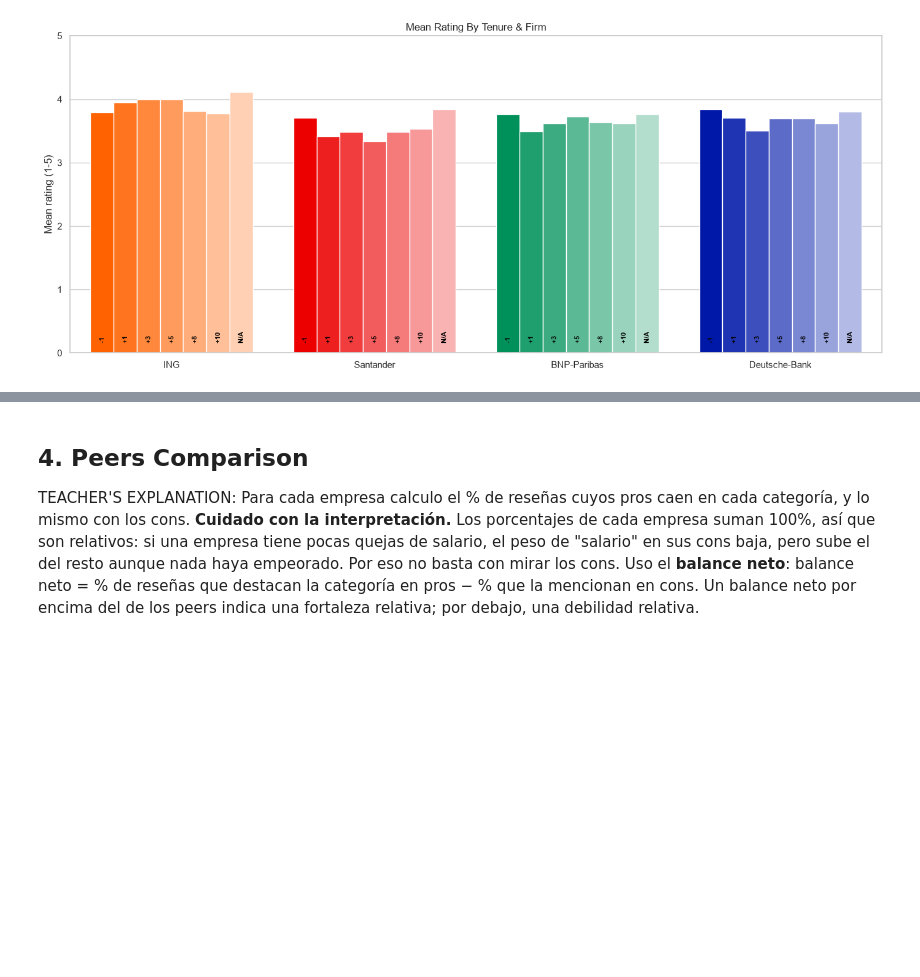
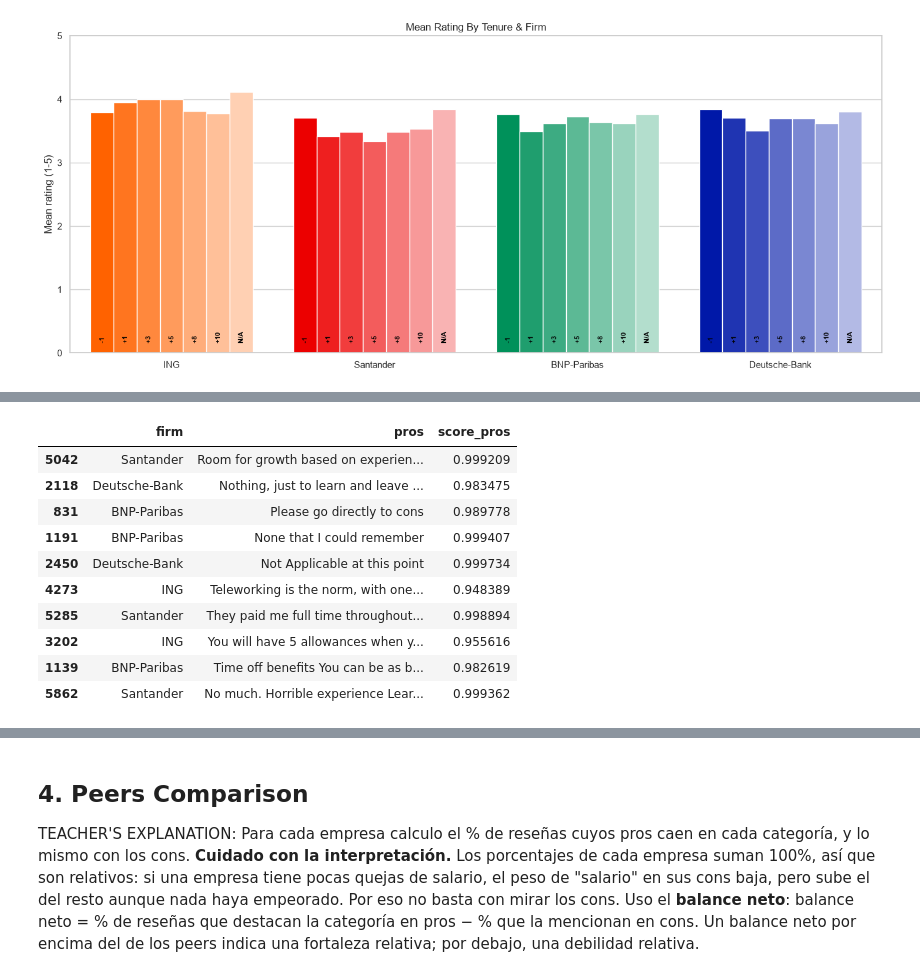
Before and after one commit to rubengil-dev/ING-glasdoor-analysis, a Jupyter notebook: mi_notebook.ipynb, the cells around one changed output, grey strips where cells are left out. Drawn from its saved outputs; the diff is of its cells as text; code cells hidden in the pictures; blank space fills up the shorter version.

```diff
--- a/mi_notebook.ipynb
+++ b/mi_notebook.ipynb
@@ -631 +776,15 @@ TEACHER'S EXPLANATION: Los pros y cons  ya nos darían un sentmiento, haremos un
+# %%
+disc_pros.sample(10, random_state=SEED)[["firm", "pros", "score_pros"]]
+# %% [output]
+|  | firm | pros | score_pros |
+| 5042 | Santander | Room for growth based on experien... | 0.999209 |
+| 2118 | Deutsche-Bank | Nothing, just to learn and leave ... | 0.983475 |
+| 831 | BNP-Paribas | Please go directly to cons | 0.989778 |
+| 1191 | BNP-Paribas | None that I could remember | 0.999407 |
+| 2450 | Deutsche-Bank | Not Applicable at this point | 0.999734 |
+| 4273 | ING | Teleworking is the norm, with one... | 0.948389 |
+| 5285 | Santander | They paid me full time throughout... | 0.998894 |
+| 3202 | ING | You will have 5 allowances when y... | 0.955616 |
+| 1139 | BNP-Paribas | Time off benefits You can be as b... | 0.982619 |
+| 5862 | Santander | No much. Horrible experience Lear... | 0.999362 |
 # %% [markdown]
```
Also changed, not shown: parts of 24 cells of this notebook.
